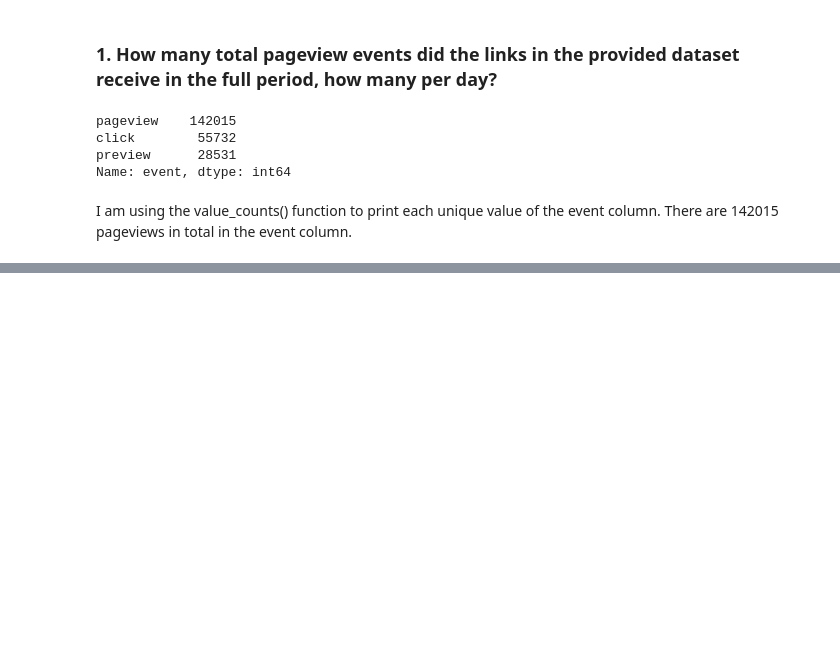
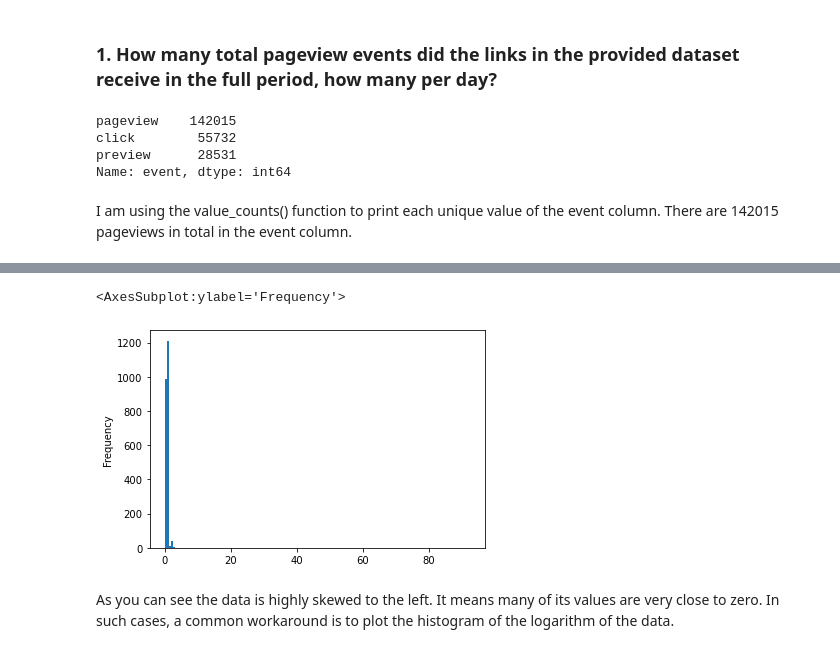
Before and after one commit to tugceturkkal/Data-Projects, a Jupyter notebook: Website Traffic Analysis.ipynb, the cells around one changed output, grey strips where cells are left out. Drawn from its saved outputs; the diff is of its cells as text; code cells hidden in the pictures; blank space fills up the shorter version.

```diff
--- a/Website Traffic Analysis.ipynb
+++ b/Website Traffic Analysis.ipynb
@@ -54,0 +225,3 @@ Name: event, dtype: int64
+# %%
+pageviews = pageviews.rename(columns = {'event' : 'pageviews'})
+pageviews.head(3)
@@ -54,0 +233,5 @@ Name: event, dtype: int64
+# %%
+data_question_4 = pd.merge(left = clicks , right = pageviews , on = 'linkid' , how = 'inner')
+# %%
+data_question_4['click_rate'] = data_question_4['clicks'] / data_question_4['pageviews']
+data_question_4
@@ -54,0 +254,2 @@ Name: event, dtype: int64
+# %%
+data_question_5 = data_question_4
@@ -54,0 +268,7 @@ Name: event, dtype: int64
+# %%
+data_question_5['click_rate'].plot(kind = 'hist', bins = 150)
+# %% [output]
+<AxesSubplot:ylabel='Frequency'>
+[figure, added]
+# %% [markdown]
+As you can see the data is highly skewed to the left. It means many of its values are very close to zero.  In such cases, a common workaround is to plot the histogram of the logarithm of the data.
```
Also changed, not shown: parts of 38 cells of this notebook.
